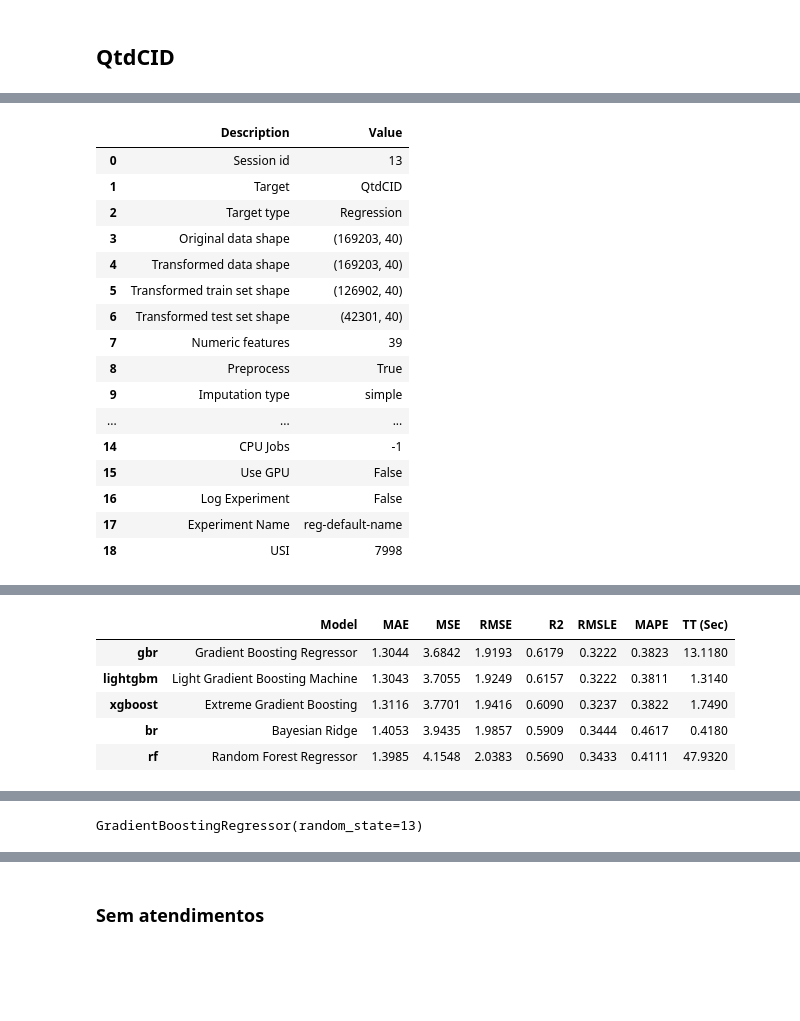
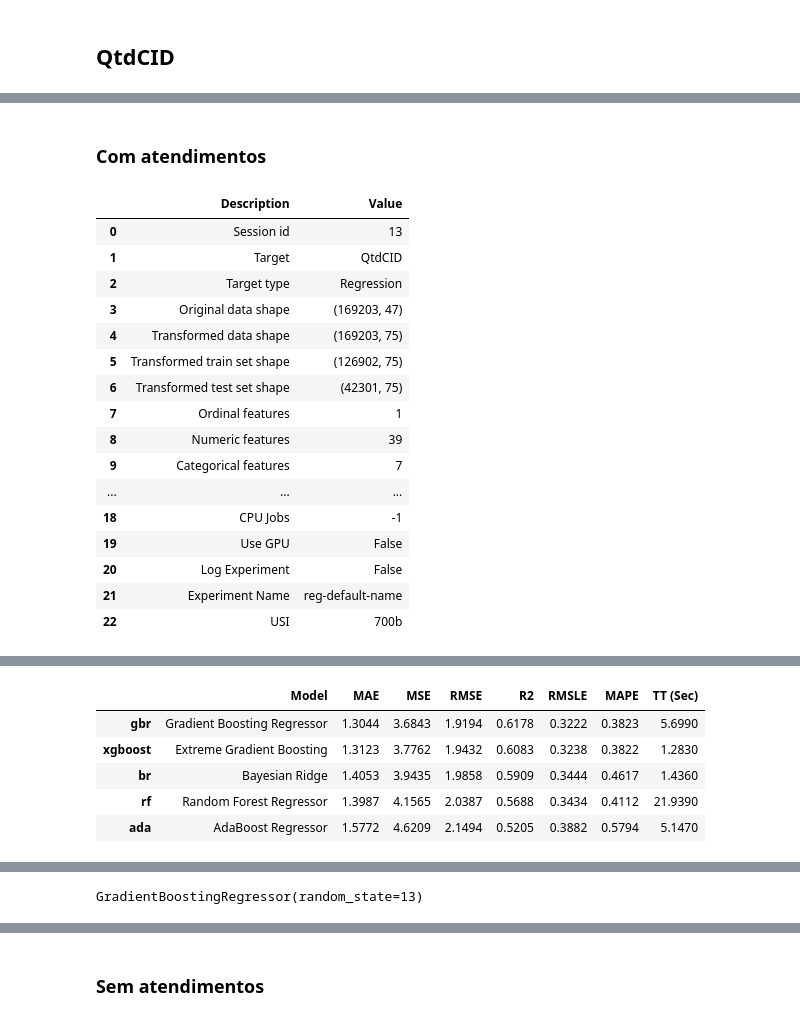
Before and after one commit to cesarmacieira/atendimentos-medicos, a Jupyter notebook: Script Trabalho Humberto.ipynb, the cells around one changed output, grey strips where cells are left out. Cells and saved outputs as stored; diff of their text form; code cells hidden in the pictures; blank space fills up the shorter version.

```diff
--- a/Script Trabalho Humberto.ipynb
+++ b/Script Trabalho Humberto.ipynb
@@ -60,0 +59,2 @@ y_teste_QtdCID = teste_QtdCID[['QtdCID']]
+# %% [markdown]
+### Com atendimentos
@@ -61,32 +64,32 @@ y_teste_QtdCID = teste_QtdCID[['QtdCID']]
 # %%
 %%time
 modelos_pycaret_QtdCid = setup(data = dados_QtdCID, target='QtdCID', normalize = False, train_size = 0.75, fold = 10, session_id=13)
 #compare_models(include=['rf', 'lightgbm', 'lr', 'ridge', 'lar', 'omp', 'br', 'knn', 'ada', 'gbr', 'en', 'et', 'lasso', 'llar', 'dummy', 'huber', 'dt',
 #                        'par', 'xgboost'], sort='MAPE')
-compare_models(include=['rf', 'lightgbm', 'br', 'gbr', 'xgboost'], sort='RMSE')
+compare_models(include=['rf', 'br', 'gbr', 'xgboost', 'ada'], sort='RMSE')
 # %% [output]
 |  | Description | Value |
 | 0 | Session id | 13 |
 | 1 | Target | QtdCID |
 | 2 | Target type | Regression |
-| 3 | Original data shape | (169203, 40) |
-| 4 | Transformed data shape | (169203, 40) |
-| 5 | Transformed train set shape | (126902, 40) |
-| 6 | Transformed test set shape | (42301, 40) |
-| 7 | Numeric features | 39 |
-| 8 | Preprocess | True |
-| 9 | Imputation type | simple |
+| 3 | Original data shape | (169203, 47) |
+| 4 | Transformed data shape | (169203, 75) |
+| 5 | Transformed train set shape | (126902, 75) |
+| 6 | Transformed test set shape | (42301, 75) |
+| 7 | Ordinal features | 1 |
+| 8 | Numeric features | 39 |
+| 9 | Categorical features | 7 |
 | ... | ... | ... |
-| 14 | CPU Jobs | -1 |
-| 15 | Use GPU | False |
-| 16 | Log Experiment | False |
-| 17 | Experiment Name | reg-default-name |
-| 18 | USI | 7998 |
+| 18 | CPU Jobs | -1 |
+| 19 | Use GPU | False |
+| 20 | Log Experiment | False |
+| 21 | Experiment Name | reg-default-name |
+| 22 | USI | 700b |
 [interactive output not drawn]
 |  | Model | MAE | MSE | RMSE | R2 | RMSLE | MAPE | TT (Sec) |
-| gbr | Gradient Boosting Regressor | 1.3044 | 3.6842 | 1.9193 | 0.6179 | 0.3222 | 0.3823 | 13.1180 |
-| lightgbm | Light Gradient Boosting Machine | 1.3043 | 3.7055 | 1.9249 | 0.6157 | 0.3222 | 0.3811 | 1.3140 |
-| xgboost | Extreme Gradient Boosting | 1.3116 | 3.7701 | 1.9416 | 0.6090 | 0.3237 | 0.3822 | 1.7490 |
-| br | Bayesian Ridge | 1.4053 | 3.9435 | 1.9857 | 0.5909 | 0.3444 | 0.4617 | 0.4180 |
-| rf | Random Forest Regressor | 1.3985 | 4.1548 | 2.0383 | 0.5690 | 0.3433 | 0.4111 | 47.9320 |
+| gbr | Gradient Boosting Regressor | 1.3044 | 3.6843 | 1.9194 | 0.6178 | 0.3222 | 0.3823 | 5.6990 |
+| xgboost | Extreme Gradient Boosting | 1.3123 | 3.7762 | 1.9432 | 0.6083 | 0.3238 | 0.3822 | 1.2830 |
+| br | Bayesian Ridge | 1.4053 | 3.9435 | 1.9858 | 0.5909 | 0.3444 | 0.4617 | 1.4360 |
+| rf | Random Forest Regressor | 1.3987 | 4.1565 | 2.0387 | 0.5688 | 0.3434 | 0.4112 | 21.9390 |
+| ada | AdaBoost Regressor | 1.5772 | 4.6209 | 2.1494 | 0.5205 | 0.3882 | 0.5794 | 5.1470 |
 [interactive output not drawn]
```
Also changed, not shown: parts of 74 cells of this notebook, 2 other files.
